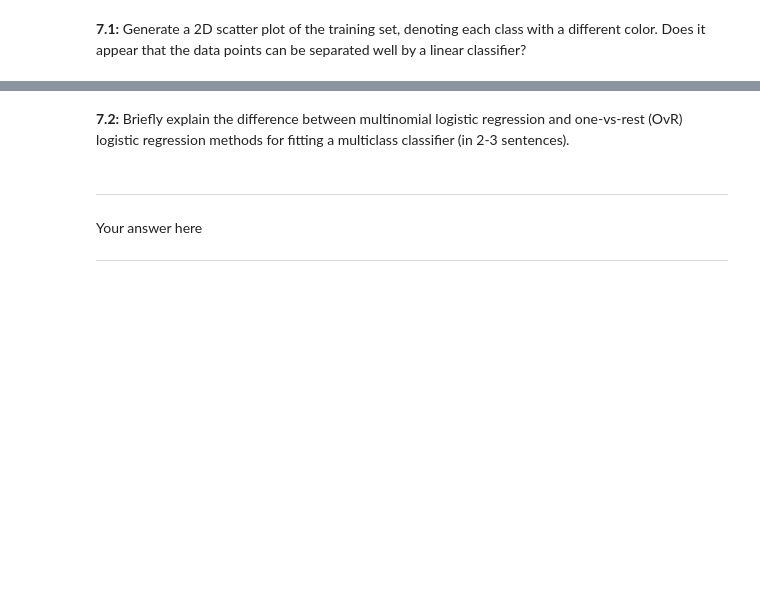
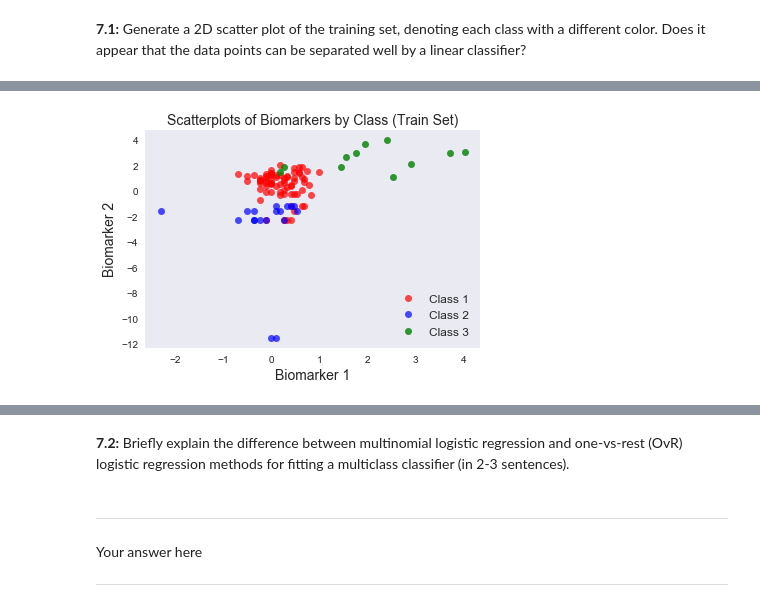
Before and after one commit to ejohnsson/CS109A, a Jupyter notebook: cs109_hw5.ipynb, the cells around one changed output, grey strips where cells are left out. Saved outputs shown, nothing was run; the diff lists cells and outputs as text; code cells hidden in the pictures; blank space fills up the shorter version.

```diff
--- a/cs109_hw5.ipynb
+++ b/cs109_hw5.ipynb
@@ -407,0 +521,24 @@ Your answer here
+# %%
+# Separate Data by Classes
+class1 = data_train[data_train.Diagnosis == 1]
+class2 = data_train[data_train.Diagnosis == 2]
+class3 = data_train[data_train.Diagnosis == 3]
+# %%
+# Scatter Plot
+plt.plot(class1['Biomarker 1'], class1['Biomarker 2'],
+         'ro', alpha=.7, label='Class 1')
+plt.plot(class2['Biomarker 1'], class2['Biomarker 2'],
+         'bo', alpha=.7, label='Class 2')
+plt.plot(class3['Biomarker 1'], class3['Biomarker 2'],
+         'go', alpha=.8, label='Class 3')
+
+# Label
+plt.title('Scatterplots of Biomarkers by Class (Train Set)', fontsize=14)
+plt.xlabel('Biomarker 1', fontsize=14)
+plt.ylabel('Biomarker 2', fontsize=14)
+plt.grid(False)
+plt.legend(fontsize=12, loc=4)
+
+plt.show()
+# %% [output]
+[figure, added]
```
Also changed, not shown: parts of 41 cells of this notebook.
